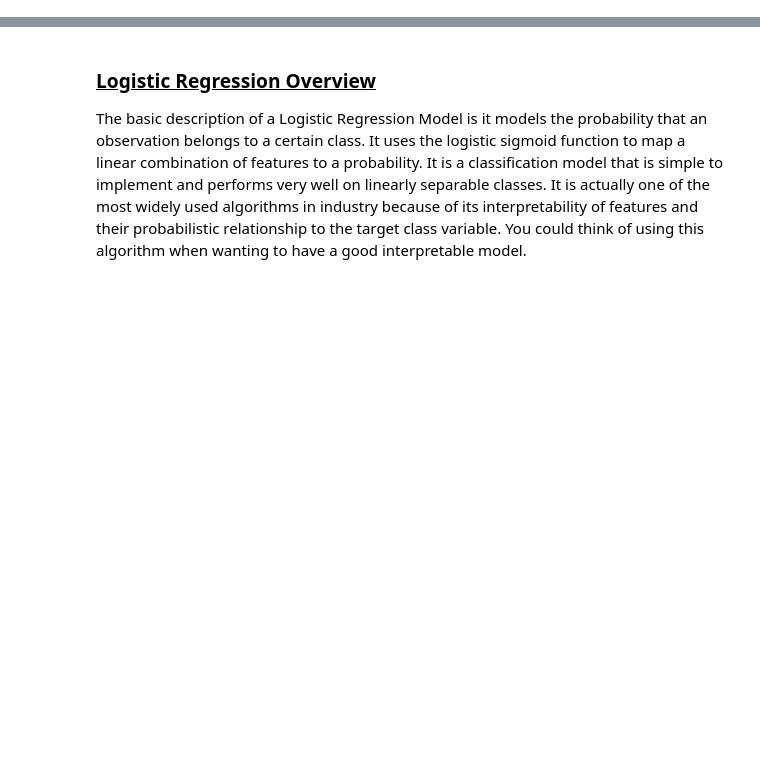
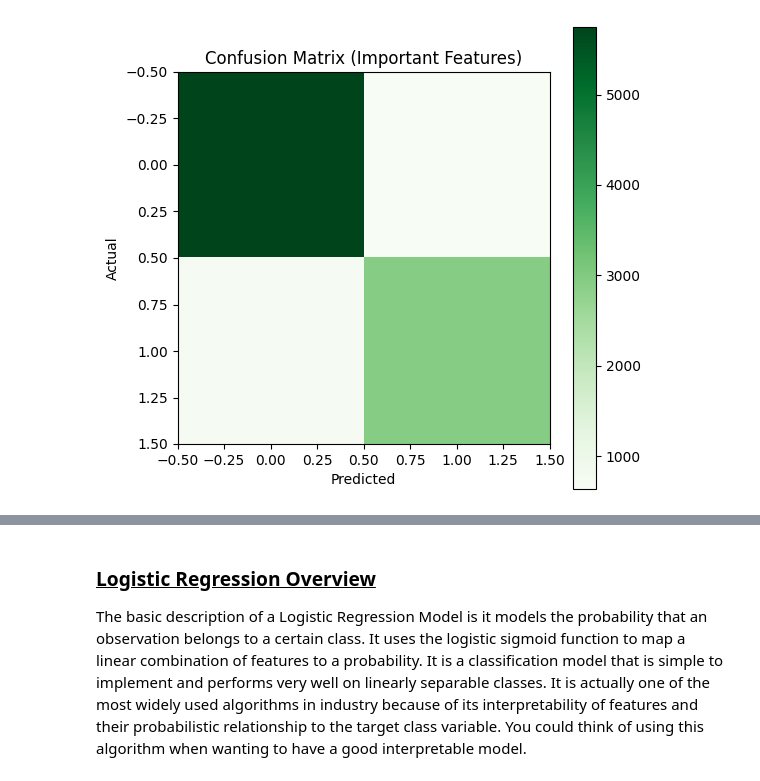
Before and after one commit to muskaanmahes/DS-7331-Term-Project, a Jupyter notebook: Mini_Lab_Logistic_Regression_SVMs/MiniLab_Master.ipynb, the cells around one changed output, grey strips where cells are left out. Saved outputs shown, nothing was run; the diff lists cells and outputs as text; code cells hidden in the pictures; blank space fills up the shorter version.

```diff
--- a/Mini_Lab_Logistic_Regression_SVMs/MiniLab_Master.ipynb
+++ b/Mini_Lab_Logistic_Regression_SVMs/MiniLab_Master.ipynb
@@ -0,0 +20,6 @@
+# %%
+#loading dataset
+
+df = pd.read_csv("../Student Placement Dataset/full_dataset.csv")
+print(df.shape)
+df.head()
@@ -0,0 +83,14 @@
+# %%
+#train/test split
+
+#performing one hot encoding on categorical data
+df_encoded = pd.get_dummies(df_imputed, columns=['Gender', 'Degree', 'Branch'], drop_first=True)
+
+#predict the X and y data
+y = df_encoded['Placement_Status'].values
+X = df_encoded.drop(columns=['Placement_Status']).values
+
+#CV
+cv_object = ShuffleSplit(n_splits =3, test_size = 0.2, random_state=14)
+
+print(cv_object)
@@ -0,0 +159,69 @@
+# %%
+import matplotlib.pyplot as plt
+#running the logisitic regression with the chosen/important features
+# top features chosen from last lab
+
+top_features = [
+    'Communication_Skills',
+    'Backlogs',
+    'CGPA',
+    'Coding_Skills',
+    'Projects',
+    'Certifications',
+    'Aptitude_Test_Score'
+]
+
+#check
+df_top = df_encoded[top_features + ['Placement_Status']]
+print("df_top shape:", df_top.shape)
+
+# split the features and labels
+X = df_top.drop(columns=['Placement_Status']).values
+y = df_top['Placement_Status'].values
+
+# 3. CV
+cv = ShuffleSplit(n_splits=1, test_size=0.2, random_state=42)
+
+# 4. Logistic Regression model
+lr_clf = LogisticRegression(
+    penalty='l2',
+    C=1.0,
+    solver='liblinear',  # or 'lbfgs' if you prefer
+    max_iter=1000
+)
+
+#Train/test loop
+scaler = StandardScaler()
+
+
+for train_idx, test_idx in cv.split(X, y):
+    X_train = X[train_idx]
+    y_train = y[train_idx]
+    X_test = X[test_idx]
+    y_test = y[test_idx]
+
+    # Standardize features
+    X_train_scaled = scaler.fit_transform(X_train)
+    X_test_scaled = scaler.transform(X_test)
+
+    # Train model
+    lr_clf.fit(X_train_scaled, y_train)
+
+    # Predict
+    y_hat = lr_clf.predict(X_test_scaled)
+
+    # Evaluate
+    acc = mt.accuracy_score(y_test, y_hat)
+    conf = mt.confusion_matrix(y_test, y_hat)
+
+
+print(f"Logistic Regression Accuracy (important features): {acc:.4f}")
+
+plt.figure(figsize=(6, 6))
+plt.imshow(conf, cmap='Greens')
+plt.title("Confusion Matrix (Important Features)")
+plt.colorbar()
+plt.xlabel("Predicted")
+plt.ylabel("Actual")
+plt.show()
+# %% [output]
@@ -0,0 +230 @@
+[figure, added]
```
Also changed, not shown: parts of 39 cells of this notebook.
